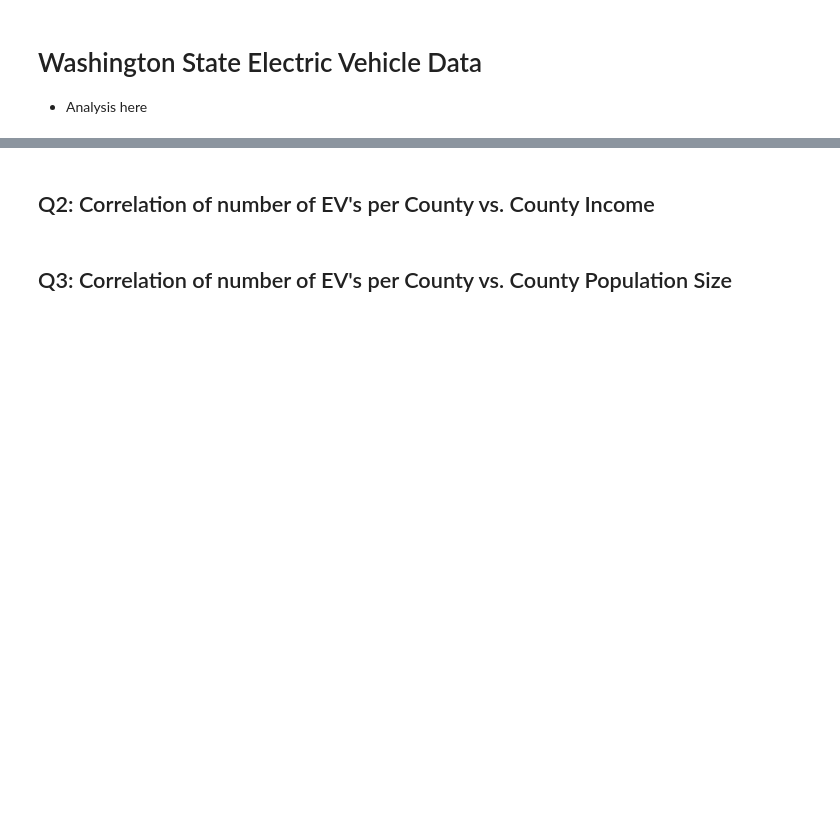
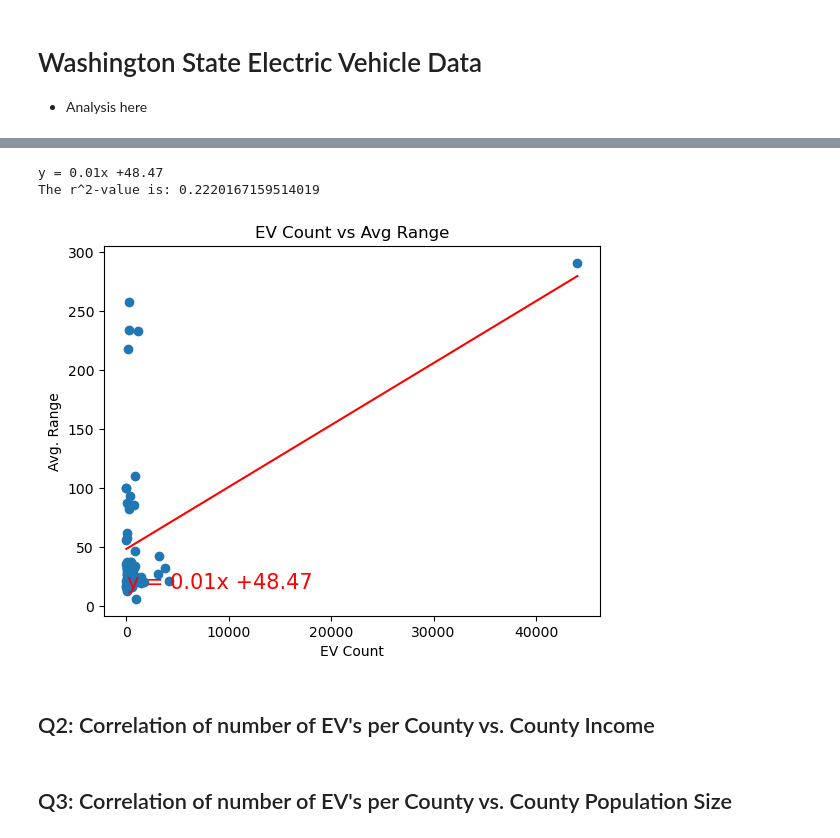
Before and after one commit to bhart4278/FINAL_Project_1_T3, a Jupyter notebook: EvProjectPy/Main_Project_Code.ipynb, the cells around one changed output, grey strips where cells are left out. Cells and saved outputs as stored; diff of their text form; code cells hidden in the pictures; blank space fills up the shorter version.

```diff
--- a/EvProjectPy/Main_Project_Code.ipynb
+++ b/EvProjectPy/Main_Project_Code.ipynb
@@ -5,0 +146,5 @@
+# %%
+#Keep Make_models with sem <0.1
+cars_for_correlation = agg_ev_popularity[agg_ev_popularity["Electric Range_sem"]<0.1]
+selected_cars = cars_for_correlation.iloc[:,[0]]
+selected_cars.head()
@@ -5,0 +159,43 @@
+# %%
+#Merge the selected cars and the grouped cars to create a table for the correlation
+
+merge = pd.merge(groupedEV_count,selected_cars, on='Make_Model', how='left')
+merge1 = merge.dropna()
+merge1=merge1.reset_index(drop=True)
+#merge1
+# %%
+# Create x and y values for the correlation chart
+x_values = merge1['Count']
+y_values = merge1['Electric Range_mean']
+
+# Perform a linear regression on Model Count vs. Average Range
+(slope, intercept, rvalue, pvalue, stderr) = st.linregress(x_values, y_values)
+
+# Get regression values
+regress_values = x_values * slope + intercept
+#print(regress_values)
+
+# Create line equation string
+line_eq = "y = " + str(round(slope,2)) + "x +" + str(round(intercept,2))
+print(line_eq)
+
+# Create Plot
+plt.scatter(x_values,y_values)
+plt.plot(x_values,regress_values,"r-")
+
+# Label plot and annotate the line equation
+plt.xlabel('EV Count')
+plt.ylabel('Avg. Range')
+plt.annotate(line_eq,(20,15),fontsize=15,color="red")
+plt.title(f"EV Count vs Avg Range")
+
+# Print r^2 value
+print(f"The r^2-value is: {rvalue**2}")
+
+# Show plot
+plt.savefig("Outputs/EVcount_VS_AvgElectricRange.png")
+plt.show()
+# %% [output]
+y = 0.01x +48.47
+The r^2-value is: 0.2220167159514019
+[figure, added]
```
Also changed, not shown: parts of 9 cells of this notebook, 5 other files.
